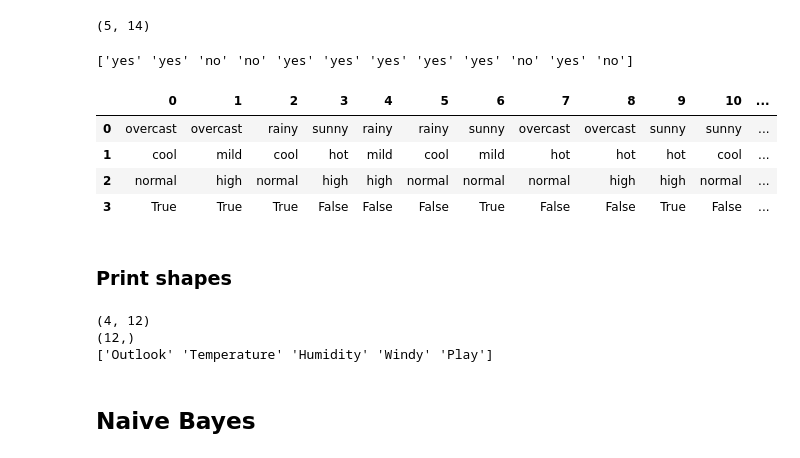
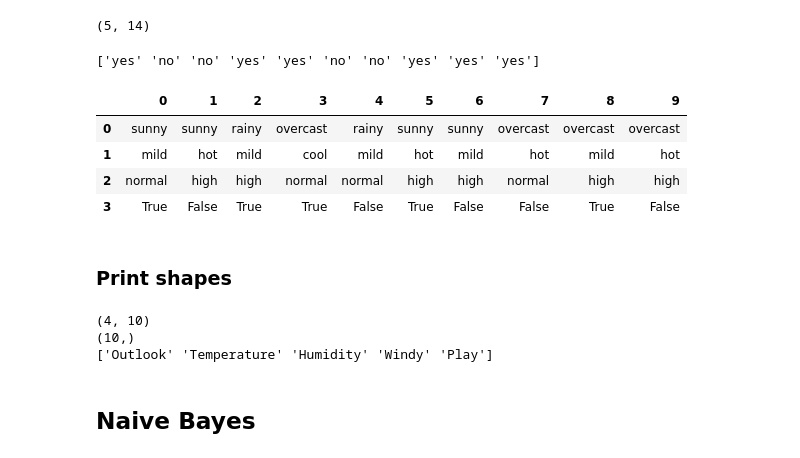
Before and after one commit to Nailsonseat/Machine-Learning, a Jupyter notebook: NaiveBayes.ipynb, the cells around one changed output. Saved outputs shown, nothing was run; the diff lists cells and outputs as text; code cells hidden in the pictures.

```diff
--- a/NaiveBayes.ipynb
+++ b/NaiveBayes.ipynb
@@ -47,16 +47,16 @@ def dataSplit(data,fraction):
     test,test_labels=data[:-1,length:],data[-1,length:]
     return train,train_labels,test,test_labels
 # %%
-X,Y,X_t,Y_t=dataSplit(data,0.2)
+X,Y,X_t,Y_t=dataSplit(data,0.3)
 print(Y)
 pd.DataFrame(X)
 # %% [output]
-['yes' 'yes' 'no' 'no' 'yes' 'yes' 'yes' 'yes' 'yes' 'no' 'yes' 'no']
+['yes' 'no' 'no' 'yes' 'yes' 'no' 'no' 'yes' 'yes' 'yes']
-|  | 0 | 1 | 2 | 3 | 4 | 5 | 6 | 7 | 8 | 9 | 10 | ... |
-| 0 | overcast | overcast | rainy | sunny | rainy | rainy | sunny | overcast | overcast | sunny | sunny | ... |
-| 1 | cool | mild | cool | hot | mild | cool | mild | hot | hot | hot | cool | ... |
-| 2 | normal | high | normal | high | high | normal | normal | normal | high | high | normal | ... |
-| 3 | True | True | True | False | False | False | True | False | False | True | False | ... |
+|  | 0 | 1 | 2 | 3 | 4 | 5 | 6 | 7 | 8 | 9 |
+| 0 | sunny | sunny | rainy | overcast | rainy | sunny | sunny | overcast | overcast | overcast |
+| 1 | mild | hot | mild | cool | mild | hot | mild | hot | mild | hot |
+| 2 | normal | high | high | normal | normal | high | high | normal | high | high |
+| 3 | True | False | True | True | False | True | False | False | True | False |
 # %% [markdown]
 ### Print shapes
 # %%
@@ -64,8 +64,8 @@ print(X.shape)
 print(Y.shape)
 print(labels)
 # %% [output]
-(4, 12)
-(12,)
+(4, 10)
+(10,)
 ['Outlook' 'Temperature' 'Humidity' 'Windy' 'Play']
 # %% [markdown]
 ## Naive Bayes
```
Also changed, not shown: parts of 4 cells of this notebook.
